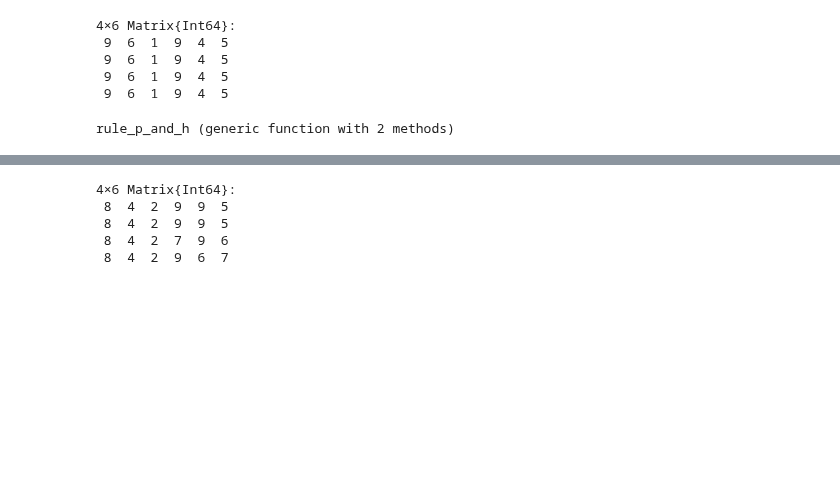
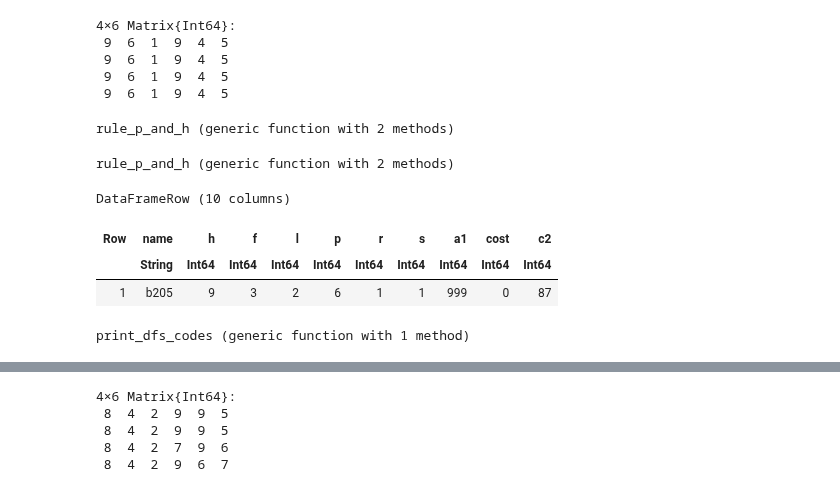
Before and after one commit to snarles/misc, a Jupyter notebook: spuds/SpudParts2e.ipynb, the cells around one changed output, grey strips where cells are left out. Drawn from its saved outputs; the diff is of its cells as text; code cells hidden in the pictures; blank space fills up the shorter version.

Commit message:
start of automated rule mining

```diff
--- a/spuds/SpudParts2e.ipynb
+++ b/spuds/SpudParts2e.ipynb
@@ -1046,2 +1035,48 @@ end
 # %% [output]
 rule_p_and_h (generic function with 2 methods)
+# %%
+function rule_p_and_h(dfs,tol=3)
+    for i in 1:9
+        for j in 1:9
+            hits = (dfs.p .<= i .&& dfs.h .>= j)
+            if sum(hits) > 0
+                if maximum(dfs.c2[hits]) <= MXS
+                    n_miss = sum(dfs.c2 .<= MXS) - sum(hits)
+                    if n_miss <= tol
+                        print("Possible rule: P<=")
+                        print(i)
+                        print(" and H>=")
+                        print(j)
+                        print(" with ")
+                        print(n_miss)
+                        println(" misses.")
+                        miss_filt = (dfs.c2 .<= MXS) .&& .!(hits)
+                        if n_miss > 0
+                            println(dfs[miss_filt, :])
+                        end
+
+                    end
+                end
+            end
+        end
+    end
+end
+# %% [output]
+rule_p_and_h (generic function with 2 methods)
+# %%
+dfs[1,:]
+# %% [output]
+DataFrameRow (10 columns)
+| Row | name | h | f | l | p | r | s | a1 | cost | c2 |
+|  | String | Int64 | Int64 | Int64 | Int64 | Int64 | Int64 | Int64 | Int64 | Int64 |
+| 1 | b205 | 9 | 3 | 2 | 6 | 1 | 1 | 999 | 0 | 87 |
+# %%
+function print_dfs_codes(dfs)
+    for i in 1:size(dfs)[1]
+        x = dfs[i, :]
+        print(string(x.h,x.f,x.l,x.p,x.r,x.s))
+        print(",")
+    end
+end
+# %% [output]
+print_dfs_codes (generic function with 1 method)
```
Also changed, not shown: parts of 10 cells of this notebook.
